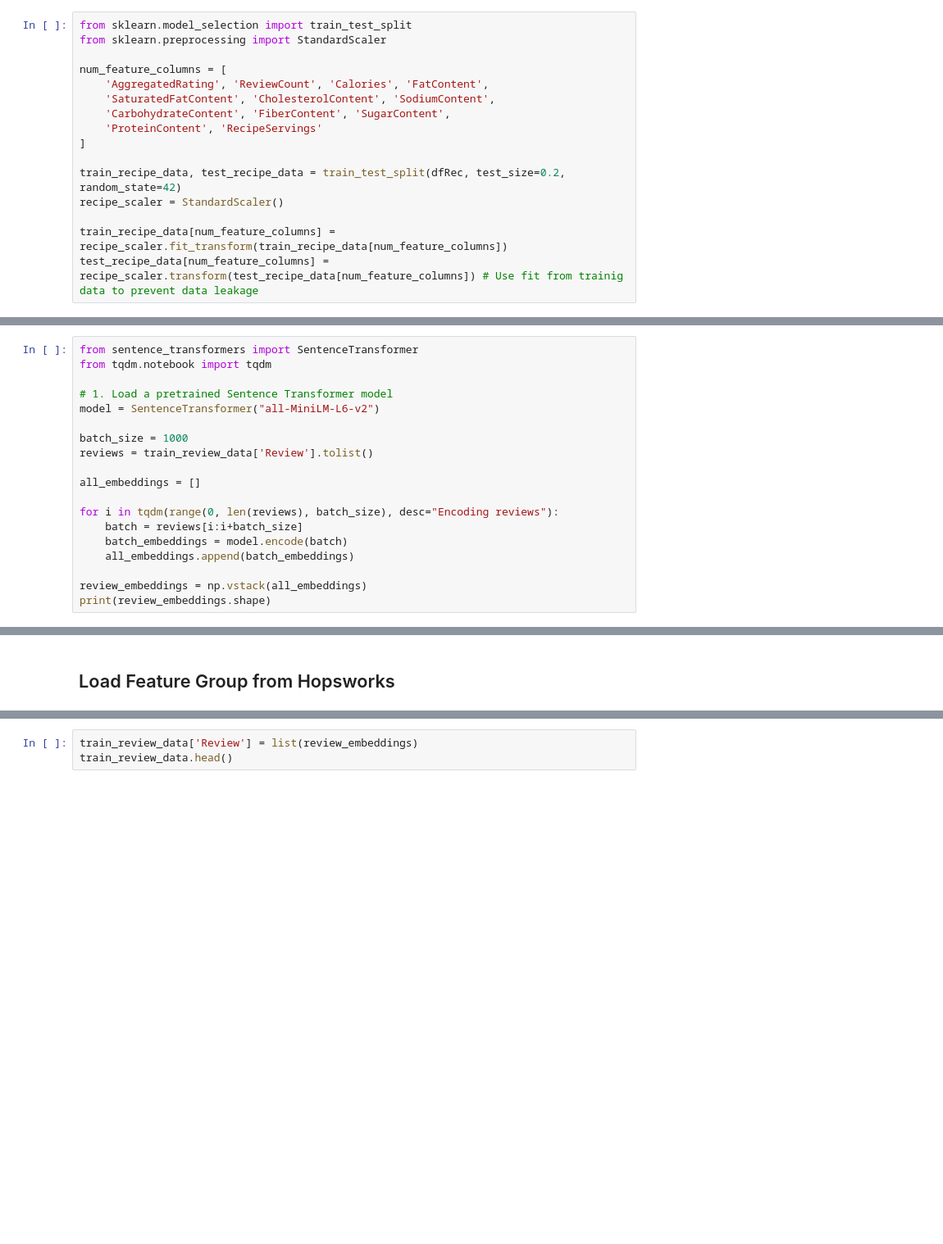
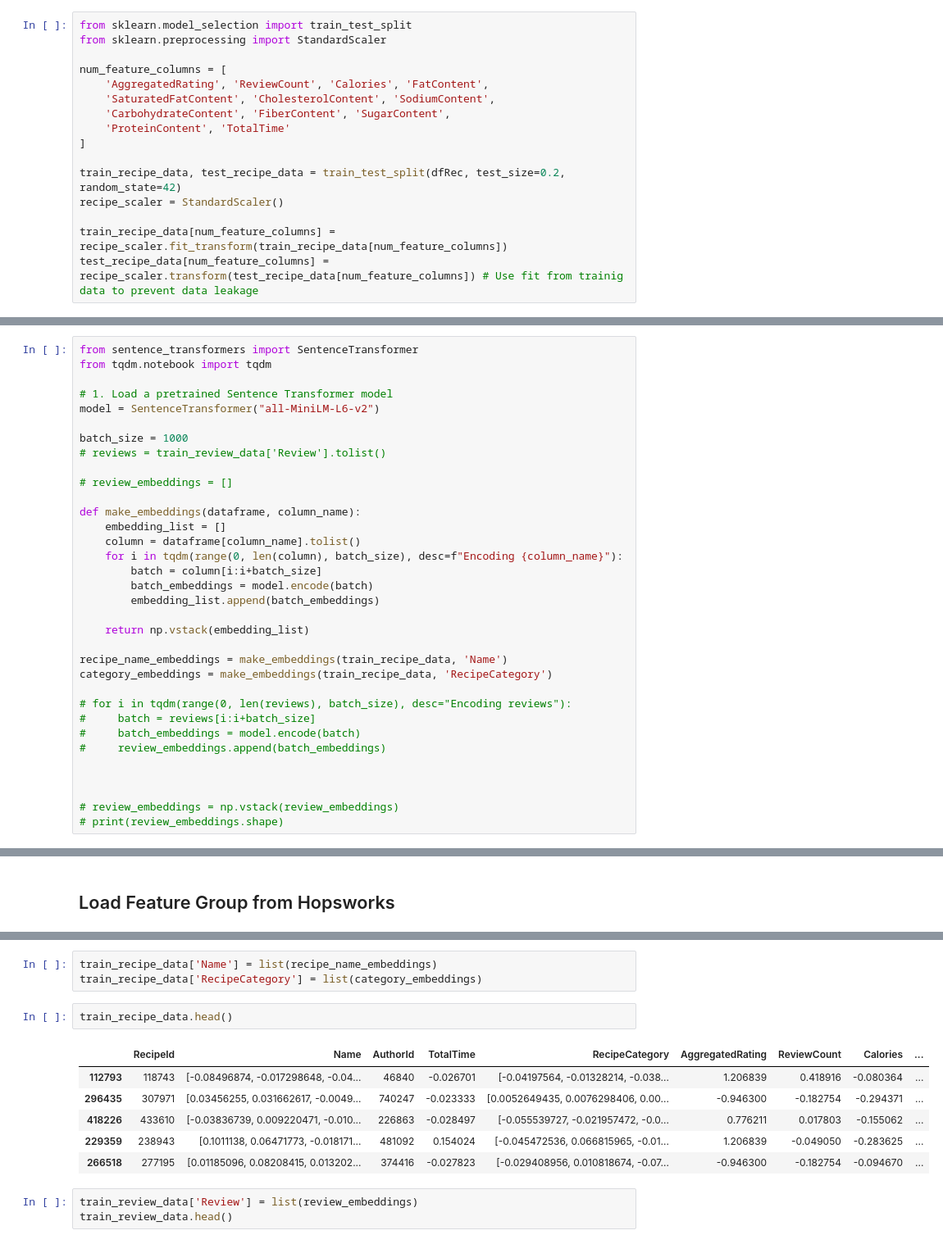
Before and after one commit to samuelpadron/two-tower-recipe-recommender-system, a Jupyter notebook: notebooks/Two_Towers_Recipe_Recommendation.ipynb, the cells around one changed output, grey strips where cells are left out. Shown at 82% size. Cells and saved outputs as stored; diff of their text form; blank space fills up the shorter version.

Commit message:
Finished recipe and review towers to make embeddings of same dim

```diff
--- a/notebooks/Two_Towers_Recipe_Recommendation.ipynb
+++ b/notebooks/Two_Towers_Recipe_Recommendation.ipynb
@@ -102,7 +172,7 @@ num_feature_columns = [
     'AggregatedRating', 'ReviewCount', 'Calories', 'FatContent',
     'SaturatedFatContent', 'CholesterolContent', 'SodiumContent',
     'CarbohydrateContent', 'FiberContent', 'SugarContent',
-    'ProteinContent', 'RecipeServings'
+    'ProteinContent', 'TotalTime'
 ]
 
 train_recipe_data, test_recipe_data = train_test_split(dfRec, test_size=0.2, random_state=42)
@@ -189,14 +281,29 @@ from tqdm.notebook import tqdm
 model = SentenceTransformer("all-MiniLM-L6-v2")
 
 batch_size = 1000
-reviews = train_review_data['Review'].tolist()
+# reviews = train_review_data['Review'].tolist()
 
-all_embeddings = []
+# review_embeddings = []
 
-for i in tqdm(range(0, len(reviews), batch_size), desc="Encoding reviews"):
-    batch = reviews[i:i+batch_size]
-    batch_embeddings = model.encode(batch)
-    all_embeddings.append(batch_embeddings)
+def make_embeddings(dataframe, column_name):
+    embedding_list = []
+    column = dataframe[column_name].tolist()
+    for i in tqdm(range(0, len(column), batch_size), desc=f"Encoding {column_name}"):
+        batch = column[i:i+batch_size]
+        batch_embeddings = model.encode(batch)
+        embedding_list.append(batch_embeddings)
 
-review_embeddings = np.vstack(all_embeddings)
-print(review_embeddings.shape)
+    return np.vstack(embedding_list)
+
+recipe_name_embeddings = make_embeddings(train_recipe_data, 'Name')
+category_embeddings = make_embeddings(train_recipe_data, 'RecipeCategory')
+
+# for i in tqdm(range(0, len(reviews), batch_size), desc="Encoding reviews"):
+#     batch = reviews[i:i+batch_size]
+#     batch_embeddings = model.encode(batch)
+#     review_embeddings.append(batch_embeddings)
+
+
+
+# review_embeddings = np.vstack(review_embeddings)
+# print(review_embeddings.shape)
@@ -247,6 +352,18 @@ Finished: Reading data from Hopsworks, using Hopsworks Feature Query Service (1.
 2  8.660254e-01
 3 -1.836970e-16
 4  5.000000e-01
+# %%
+train_recipe_data['Name'] = list(recipe_name_embeddings)
+train_recipe_data['RecipeCategory'] = list(category_embeddings)
+# %%
+train_recipe_data.head()
+# %% [output]
+|  | RecipeId | Name | AuthorId | TotalTime | RecipeCategory | AggregatedRating | ReviewCount | Calories | ... |
+| 112793 | 118743 | [-0.08496874, -0.017298648, -0.04... | 46840 | -0.026701 | [-0.04197564, -0.01328214, -0.038... | 1.206839 | 0.418916 | -0.080364 | ... |
+| 296435 | 307971 | [0.03456255, 0.031662617, -0.0049... | 740247 | -0.023333 | [0.0052649435, 0.0076298406, 0.00... | -0.946300 | -0.182754 | -0.294371 | ... |
+| 418226 | 433610 | [-0.03836739, 0.009220471, -0.010... | 226863 | -0.028497 | [-0.055539727, -0.021957472, -0.0... | 0.776211 | 0.017803 | -0.155062 | ... |
+| 229359 | 238943 | [0.1011138, 0.06471773, -0.018171... | 481092 | 0.154024 | [-0.045472536, 0.066815965, -0.01... | 1.206839 | -0.049050 | -0.283625 | ... |
+| 266518 | 277195 | [0.01185096, 0.08208415, 0.013202... | 374416 | -0.027823 | [-0.029408956, 0.010818674, -0.07... | -0.946300 | -0.182754 | -0.094670 | ... |
 # %%
 train_review_data['Review'] = list(review_embeddings)
 train_review_data.head()
```
Also changed, not shown: parts of 19 cells of this notebook.
